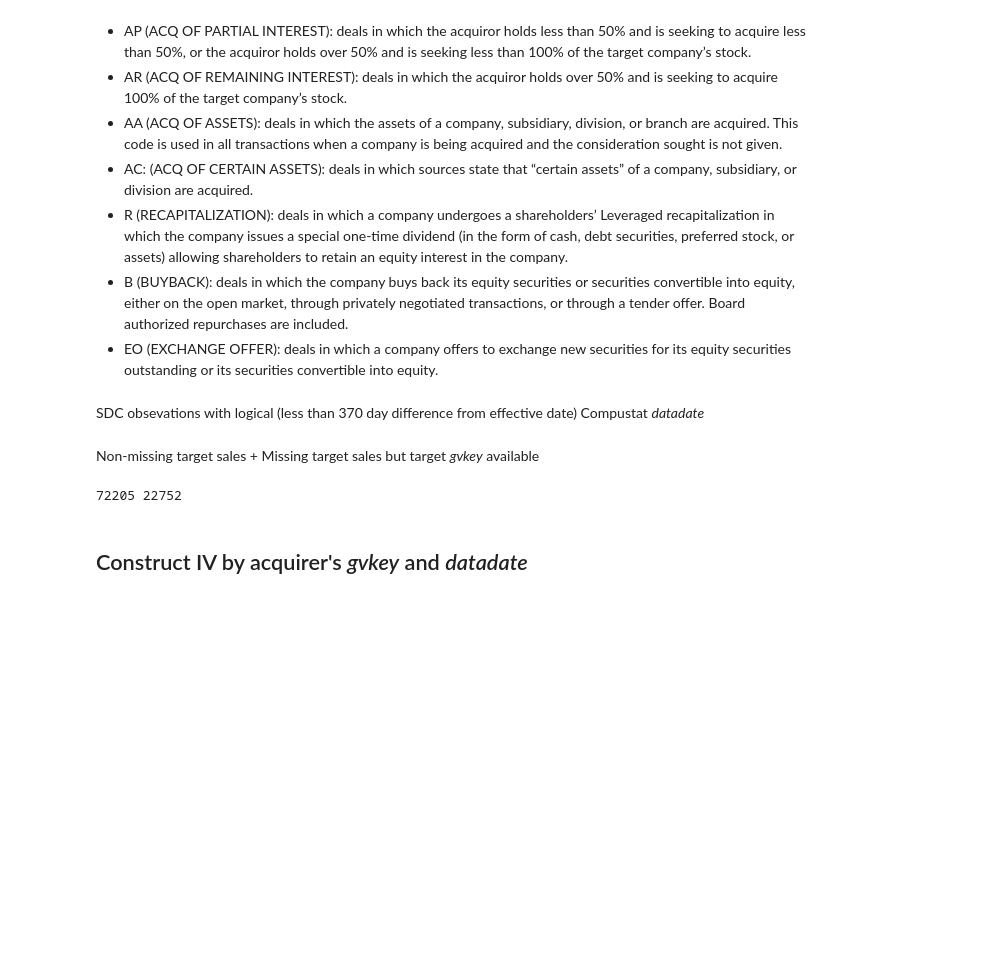
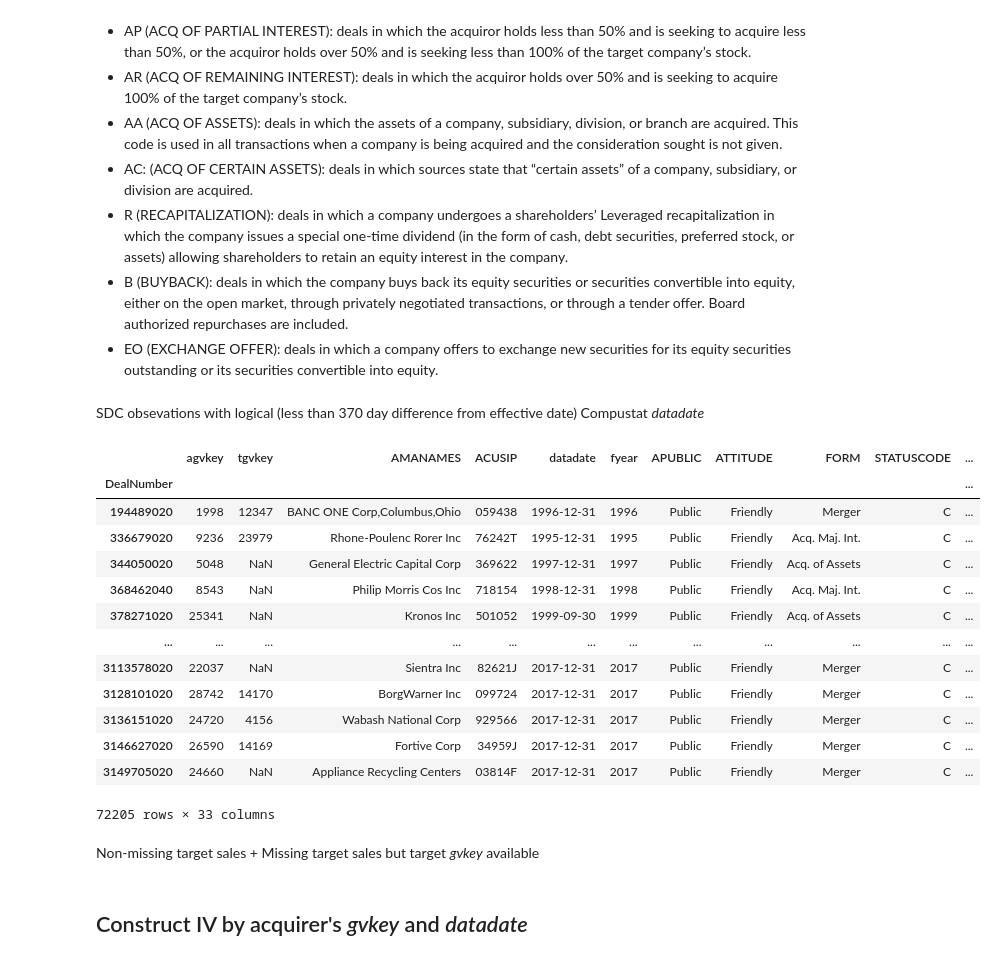
Before and after one commit to heejinohn/cko2019, a Jupyter notebook: 1_code/Review_IV.ipynb, the cells around one changed output. Cells and saved outputs as stored; diff of their text form; code cells hidden in the pictures; blank space fills up the shorter version.

```diff
--- a/1_code/Review_IV.ipynb
+++ b/1_code/Review_IV.ipynb
@@ -137,5 +138,5 @@ avg_sim.head()
 # %% [markdown]
 Revise here if _avg\_sim_ needs additional COMPUSTAT variables
 # %%
-db = wrds.Connection(wrds_username='yaera')
+db = wrds.Connection()
 # %% [output]
@@ -422,13 +495,25 @@ compmna = compmna[col]
 compmna.set_index('DealNumber', inplace=True)
 # %% [markdown]
 SDC obsevations with logical (less than 370 day difference from effective date) Compustat _datadate_
+# %%
+compmna
+# %% [output]
+|  | agvkey | tgvkey | AMANAMES | ACUSIP | datadate | fyear | APUBLIC | ATTITUDE | FORM | STATUSCODE | ... |
+| DealNumber |  |  |  |  |  |  |  |  |  |  | ... |
+| 194489020 | 1998 | 12347 | BANC ONE Corp,Columbus,Ohio | 059438 | 1996-12-31 | 1996 | Public | Friendly | Merger | C | ... |
+| 336679020 | 9236 | 23979 | Rhone-Poulenc Rorer Inc | 76242T | 1995-12-31 | 1995 | Public | Friendly | Acq. Maj. Int. | C | ... |
+| 344050020 | 5048 | NaN | General Electric Capital Corp | 369622 | 1997-12-31 | 1997 | Public | Friendly | Acq. of Assets | C | ... |
+| 368462040 | 8543 | NaN | Philip Morris Cos Inc | 718154 | 1998-12-31 | 1998 | Public | Friendly | Acq. Maj. Int. | C | ... |
+| 378271020 | 25341 | NaN | Kronos Inc | 501052 | 1999-09-30 | 1999 | Public | Friendly | Acq. of Assets | C | ... |
+| ... | ... | ... | ... | ... | ... | ... | ... | ... | ... | ... | ... |
+| 3113578020 | 22037 | NaN | Sientra Inc | 82621J | 2017-12-31 | 2017 | Public | Friendly | Merger | C | ... |
+| 3128101020 | 28742 | 14170 | BorgWarner Inc | 099724 | 2017-12-31 | 2017 | Public | Friendly | Merger | C | ... |
+| 3136151020 | 24720 | 4156 | Wabash National Corp | 929566 | 2017-12-31 | 2017 | Public | Friendly | Merger | C | ... |
+| 3146627020 | 26590 | 14169 | Fortive Corp | 34959J | 2017-12-31 | 2017 | Public | Friendly | Merger | C | ... |
+| 3149705020 | 24660 | NaN | Appliance Recycling Centers | 03814F | 2017-12-31 | 2017 | Public | Friendly | Merger | C | ... |
+72205 rows × 33 columns
 # %% [markdown]
 Non-missing target sales + Missing target sales but target _gvkey_ available
-# %%
-print(len(compmna),
-      len(compmna[compmna['SALESLTM'].notnull()]) + len(compmna[(compmna['SALESLTM'].isna()) & (compmna['tgvkey'].notnull())]))
-# %% [output]
-72205 22752
 # %% [markdown]
 ## Construct IV by acquirer's _gvkey_ and _datadate_
 # %% [markdown]
```
Also changed, not shown: parts of 31 cells of this notebook.
